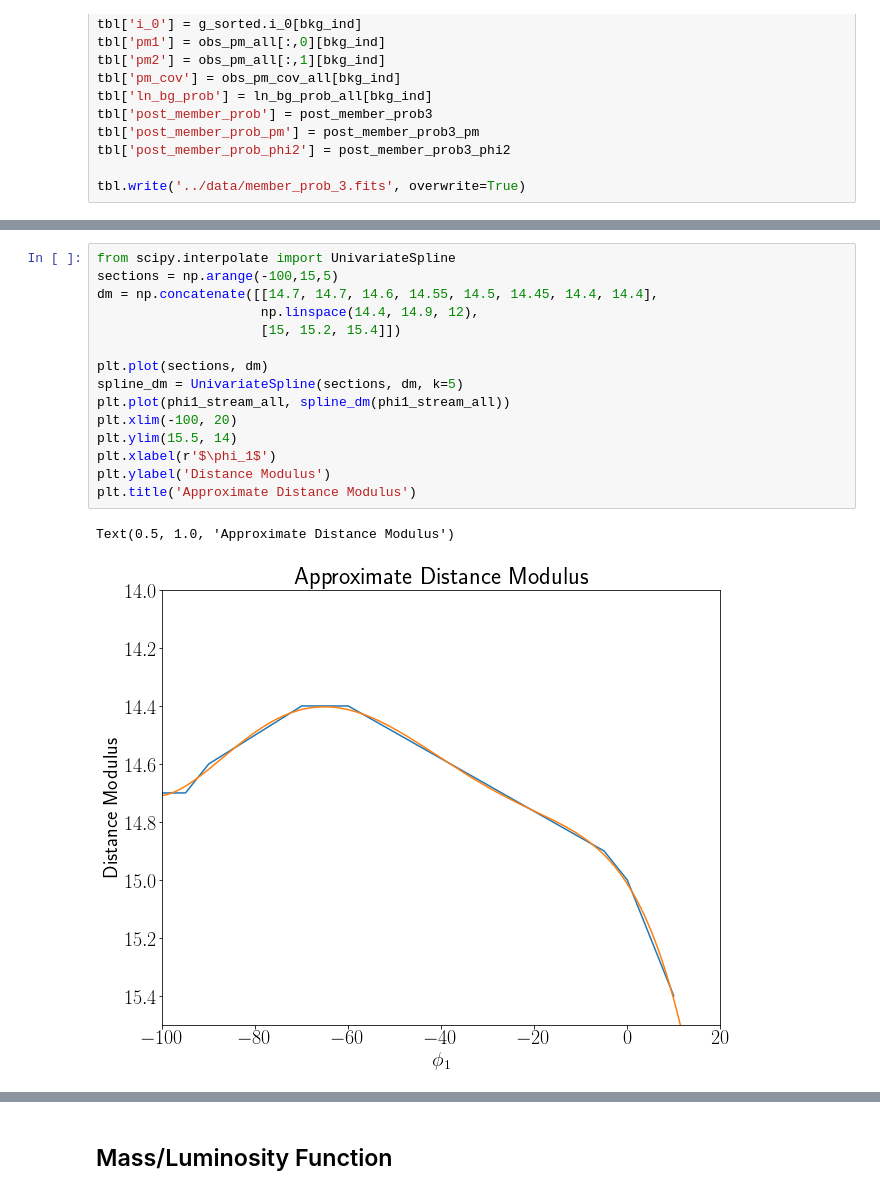
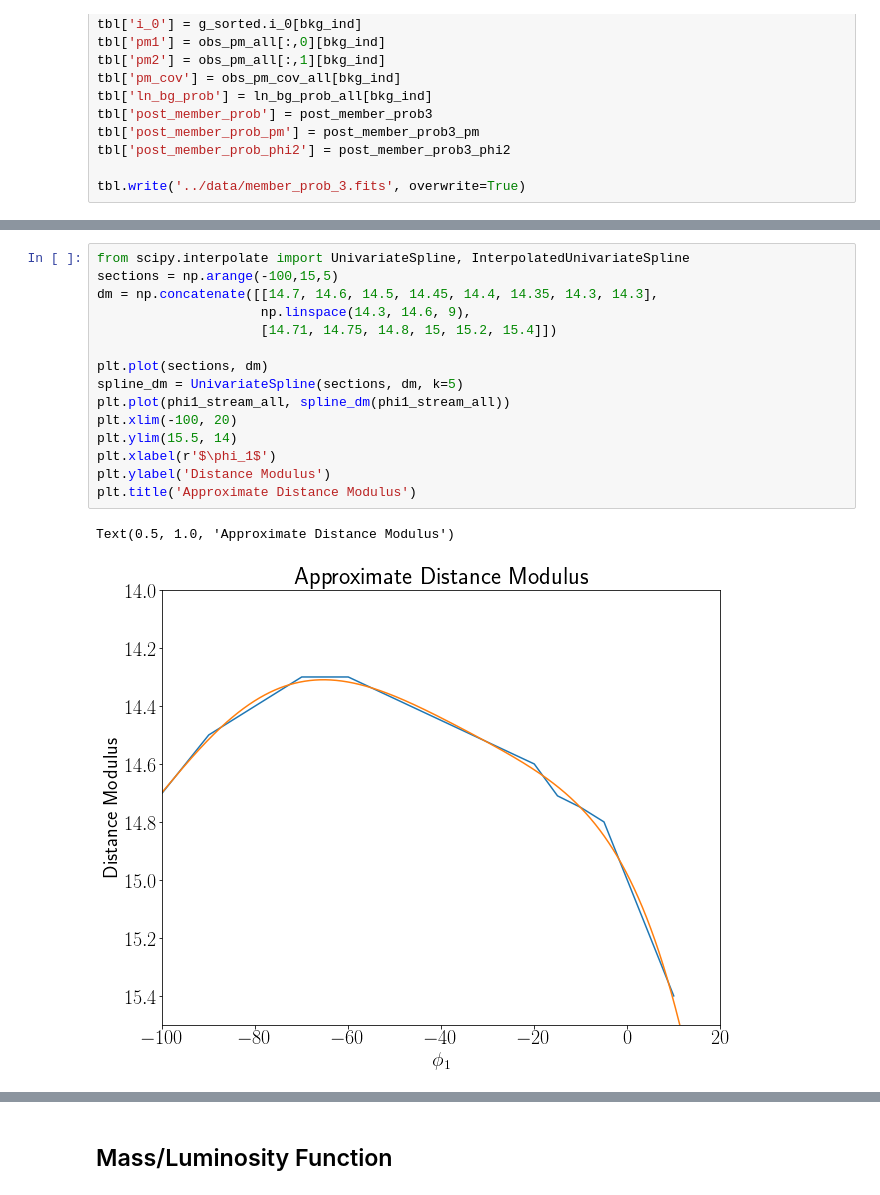
Before and after one commit to adrn/gd1-dr3, a Jupyter notebook: notebooks/Pymc3_proper_motion_model.ipynb, the cells around one changed output, grey strips where cells are left out. Cells and saved outputs as stored; diff of their text form.

```diff
--- a/notebooks/Pymc3_proper_motion_model.ipynb
+++ b/notebooks/Pymc3_proper_motion_model.ipynb
@@ -300,18 +312,18 @@ plt.xlim(-100, 20); plt.ylim(-5,0)
 # %%
-from scipy.interpolate import UnivariateSpline
+from scipy.interpolate import UnivariateSpline, InterpolatedUnivariateSpline
 sections = np.arange(-100,15,5)
-dm = np.concatenate([[14.7, 14.7, 14.6, 14.55, 14.5, 14.45, 14.4, 14.4],
-                     np.linspace(14.4, 14.9, 12),
-                     [15, 15.2, 15.4]])
+dm = np.concatenate([[14.7, 14.6, 14.5, 14.45, 14.4, 14.35, 14.3, 14.3],
+                     np.linspace(14.3, 14.6, 9),
+                     [14.71, 14.75, 14.8, 15, 15.2, 15.4]])
 
 plt.plot(sections, dm)
 spline_dm = UnivariateSpline(sections, dm, k=5)
 plt.plot(phi1_stream_all, spline_dm(phi1_stream_all))
 plt.xlim(-100, 20)
 plt.ylim(15.5, 14)
 plt.xlabel(r'$\phi_1$')
 plt.ylabel('Distance Modulus')
 plt.title('Approximate Distance Modulus')
 # %% [output]
 Text(0.5, 1.0, 'Approximate Distance Modulus')
-[figure, old version]
+[figure, new version]
```
Also changed, not shown: parts of 19 cells of this notebook, 3 other files.
